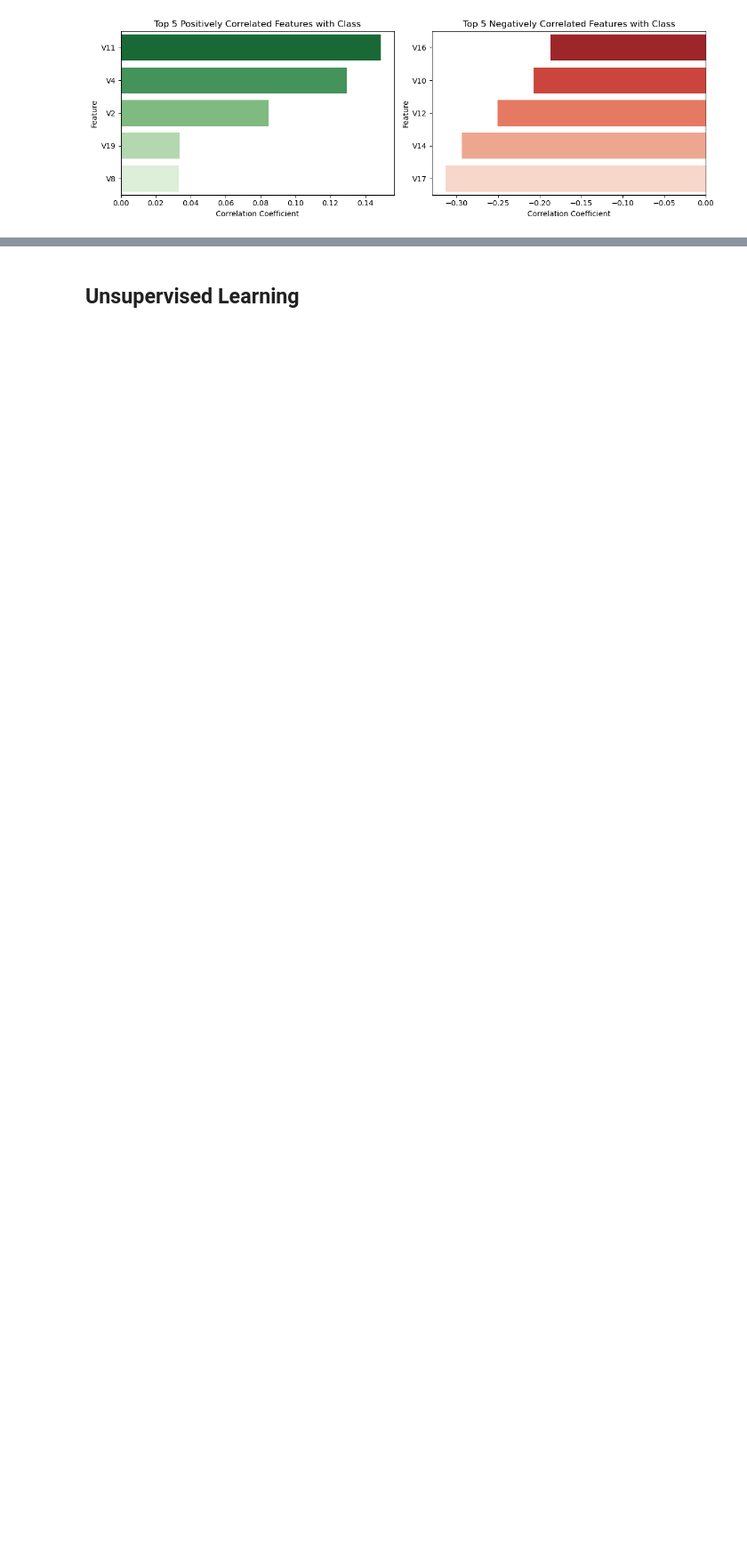
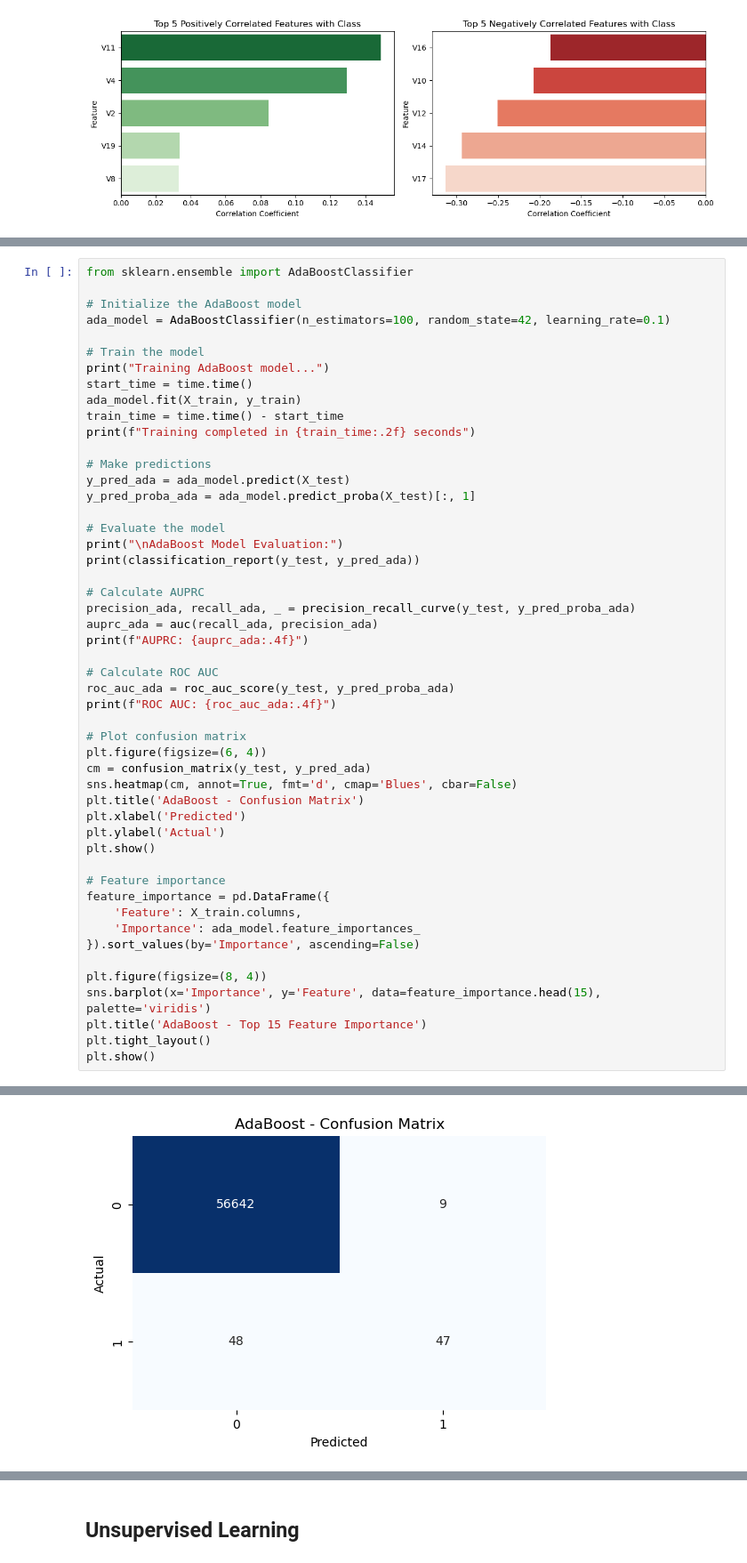
Before and after one commit to luckydoglou/ml-projects, a Jupyter notebook: anomaly-detection/v0/anomaly-detection-v0.ipynb, the cells around one changed output, grey strips where cells are left out. Shown at 89% size. Saved outputs shown, nothing was run; the diff lists cells and outputs as text; blank space fills up the shorter version.

```diff
--- a/anomaly-detection/v0/anomaly-detection-v0.ipynb
+++ b/anomaly-detection/v0/anomaly-detection-v0.ipynb
@@ -339,0 +479,51 @@ plt.show()
+# %%
+from sklearn.ensemble import AdaBoostClassifier
+
+# Initialize the AdaBoost model
+ada_model = AdaBoostClassifier(n_estimators=100, random_state=42, learning_rate=0.1)
+
+# Train the model
+print("Training AdaBoost model...")
+start_time = time.time()
+ada_model.fit(X_train, y_train)
+train_time = time.time() - start_time
+print(f"Training completed in {train_time:.2f} seconds")
+
+# Make predictions
+y_pred_ada = ada_model.predict(X_test)
+y_pred_proba_ada = ada_model.predict_proba(X_test)[:, 1]
+
+# Evaluate the model
+print("\nAdaBoost Model Evaluation:")
+print(classification_report(y_test, y_pred_ada))
+
+# Calculate AUPRC
+precision_ada, recall_ada, _ = precision_recall_curve(y_test, y_pred_proba_ada)
+auprc_ada = auc(recall_ada, precision_ada)
+print(f"AUPRC: {auprc_ada:.4f}")
+
+# Calculate ROC AUC
+roc_auc_ada = roc_auc_score(y_test, y_pred_proba_ada)
+print(f"ROC AUC: {roc_auc_ada:.4f}")
+
+# Plot confusion matrix
+plt.figure(figsize=(6, 4))
+cm = confusion_matrix(y_test, y_pred_ada)
+sns.heatmap(cm, annot=True, fmt='d', cmap='Blues', cbar=False)
+plt.title('AdaBoost - Confusion Matrix')
+plt.xlabel('Predicted')
+plt.ylabel('Actual')
+plt.show()
+
+# Feature importance
+feature_importance = pd.DataFrame({
+    'Feature': X_train.columns,
+    'Importance': ada_model.feature_importances_
+}).sort_values(by='Importance', ascending=False)
+
+plt.figure(figsize=(8, 4))
+sns.barplot(x='Importance', y='Feature', data=feature_importance.head(15), palette='viridis')
+plt.title('AdaBoost - Top 15 Feature Importance')
+plt.tight_layout()
+plt.show()
+# %% [output]
@@ -339,0 +545 @@ plt.show()
+[figure, added]
```
Also changed, not shown: parts of 26 cells of this notebook.
